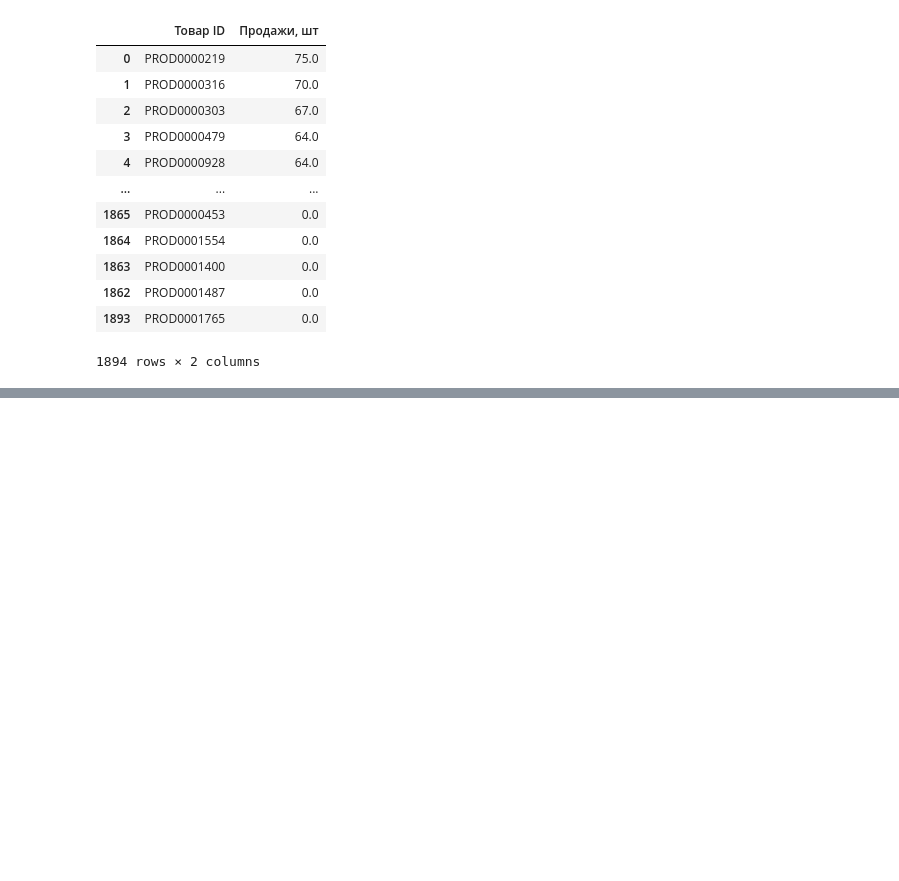
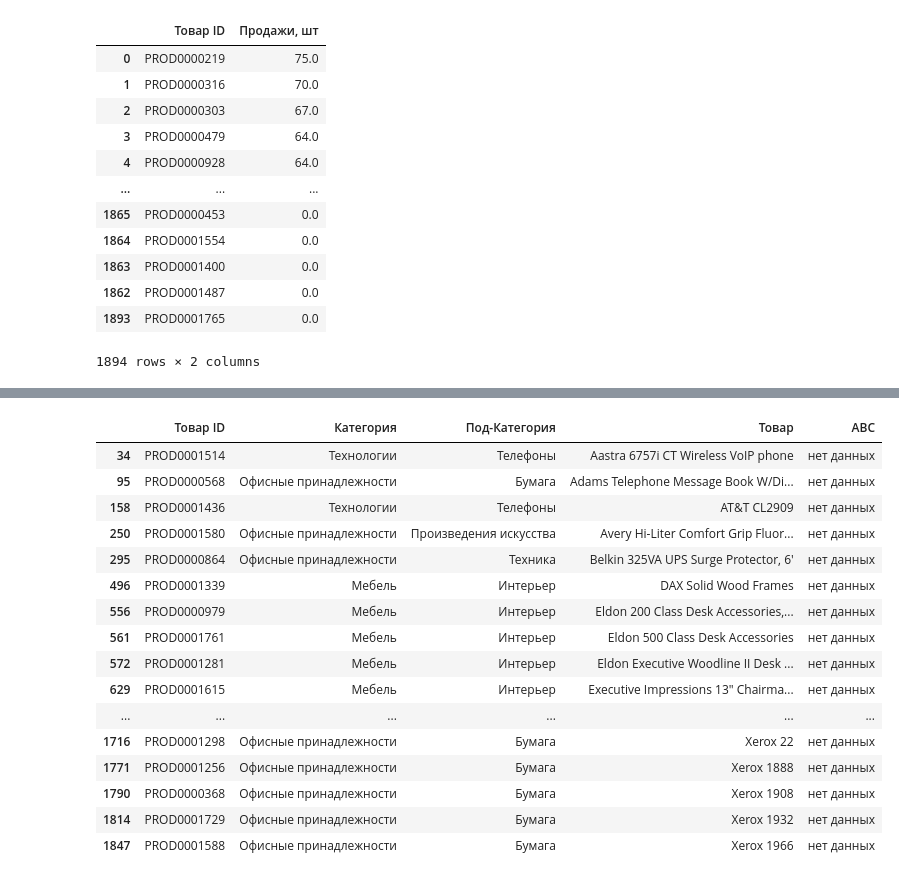
Before and after one commit to OctoBus177/Krok_data_analyses, a Jupyter notebook: all.ipynb, the cells around one changed output, grey strips where cells are left out. Saved outputs shown, nothing was run; the diff lists cells and outputs as text; code cells hidden in the pictures; blank space fills up the shorter version.

```diff
--- a/all.ipynb
+++ b/all.ipynb
@@ -387,0 +489,3 @@ df_sales_analysis
+# %%
+df_ID_ABC = df_sales_analysis[['Товар ID', 'ABC']]
+df_ID_ABC
@@ -387,0 +506,3 @@ df_sales_analysis
+# %%
+df_pivot_id_abc_prod = pd.merge( df_products,df_ID_ABC, how ='left', on= 'Товар ID')
+df_pivot_id_abc_prod
@@ -387,0 +523,22 @@ df_sales_analysis
+# %%
+df_pivot_noempty = df_pivot_id_abc_prod[df_pivot_id_abc_prod['ABC'].isna()]
+df_pivot_noempty = df_pivot_noempty.fillna('нет данных')
+df_pivot_noempty
+# %% [output]
+|  | Товар ID | Категория | Под-Категория | Товар | ABC |
+| 34 | PROD0001514 | Технологии | Телефоны | Aastra 6757i CT Wireless VoIP phone | нет данных |
+| 95 | PROD0000568 | Офисные принадлежности | Бумага | Adams Telephone Message Book W/Di... | нет данных |
+| 158 | PROD0001436 | Технологии | Телефоны | AT&T CL2909 | нет данных |
+| 250 | PROD0001580 | Офисные принадлежности | Произведения искусства | Avery Hi-Liter Comfort Grip Fluor... | нет данных |
+| 295 | PROD0000864 | Офисные принадлежности | Техника | Belkin 325VA UPS Surge Protector, 6' | нет данных |
+| 496 | PROD0001339 | Мебель | Интерьер | DAX Solid Wood Frames | нет данных |
+| 556 | PROD0000979 | Мебель | Интерьер | Eldon 200 Class Desk Accessories,... | нет данных |
+| 561 | PROD0001761 | Мебель | Интерьер | Eldon 500 Class Desk Accessories | нет данных |
+| 572 | PROD0001281 | Мебель | Интерьер | Eldon Executive Woodline II Desk ... | нет данных |
+| 629 | PROD0001615 | Мебель | Интерьер | Executive Impressions 13" Chairma... | нет данных |
+| ... | ... | ... | ... | ... | ... |
+| 1716 | PROD0001298 | Офисные принадлежности | Бумага | Xerox 22 | нет данных |
+| 1771 | PROD0001256 | Офисные принадлежности | Бумага | Xerox 1888 | нет данных |
+| 1790 | PROD0000368 | Офисные принадлежности | Бумага | Xerox 1908 | нет данных |
+| 1814 | PROD0001729 | Офисные принадлежности | Бумага | Xerox 1932 | нет данных |
+| 1847 | PROD0001588 | Офисные принадлежности | Бумага | Xerox 1966 | нет данных |
```
Also changed, not shown: parts of 52 cells of this notebook, 2 other files.
